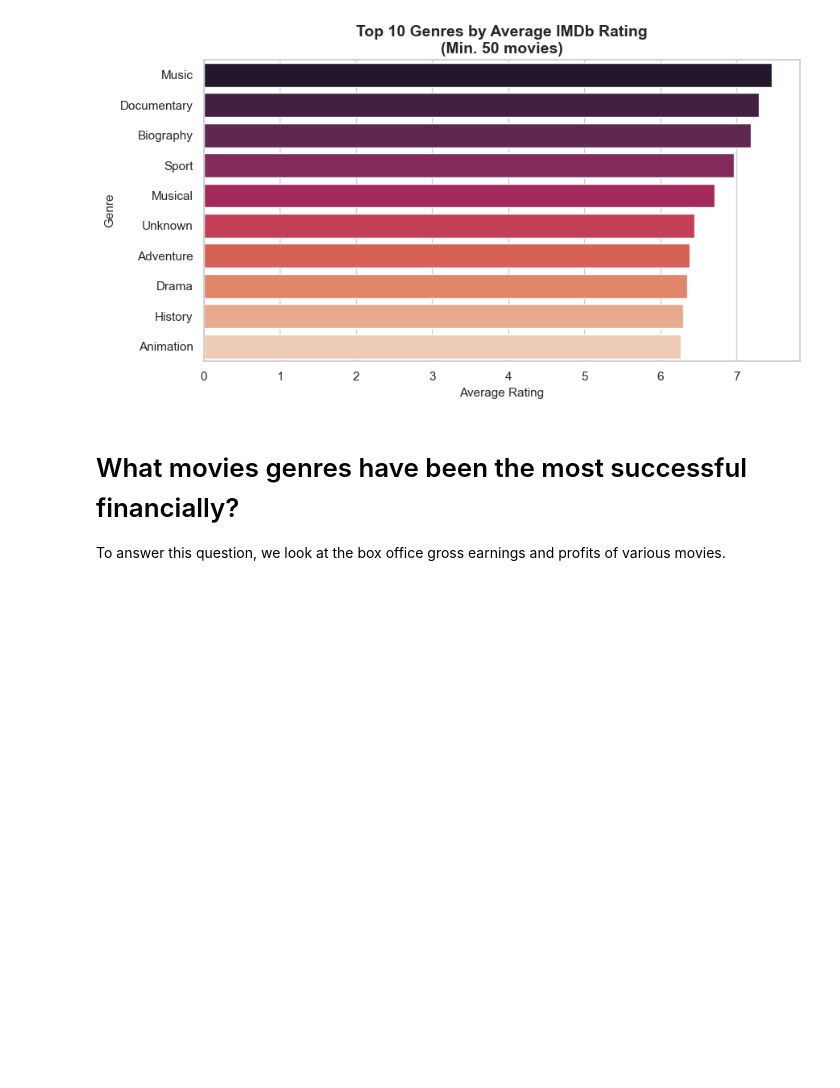
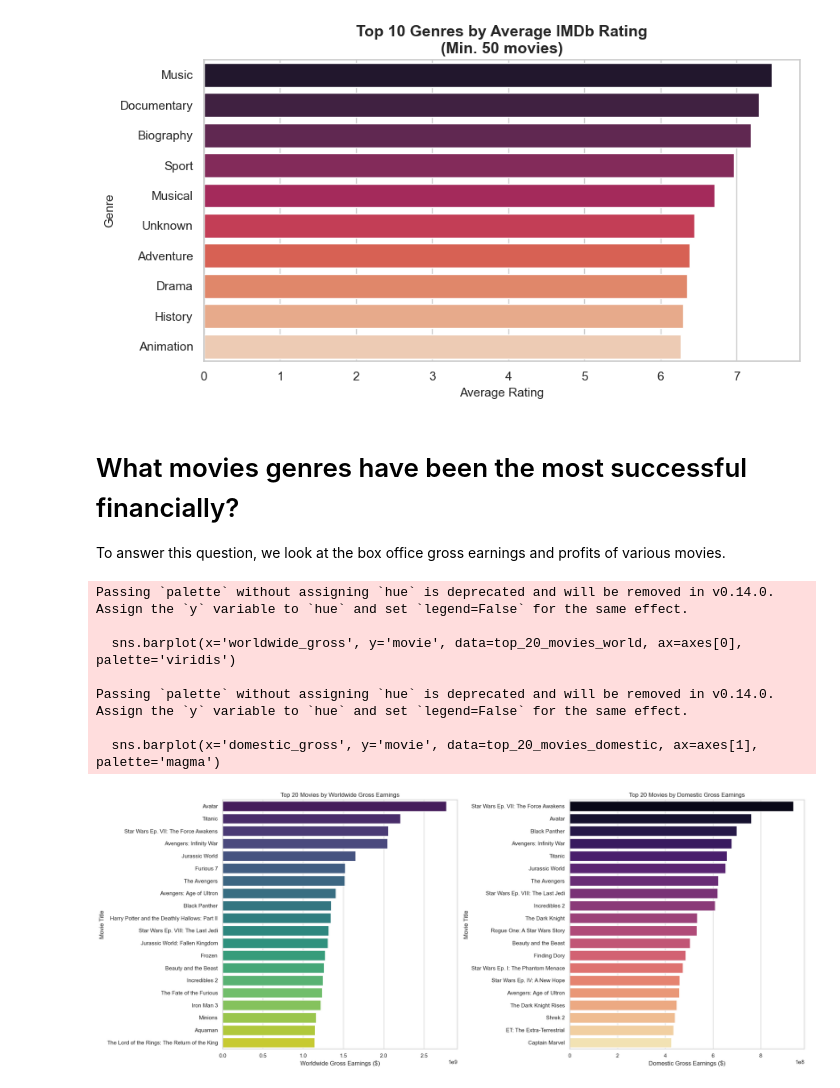
Before and after one commit to lorenaterah/Phase-2-project-G3, a Jupyter notebook: Notebooks/salma.ipynb, the cells around one changed output. Drawn from its saved outputs; the diff is of its cells as text; code cells hidden in the pictures; blank space fills up the shorter version.

```diff
--- a/Notebooks/salma.ipynb
+++ b/Notebooks/salma.ipynb
@@ -646,3 +662,35 @@ To answer this question, we look at the box office gross earnings and profits of
 # check the top perfoming movies
 top_20_movies_world=budgets.nlargest (n=20, columns='worldwide_gross')
 top_20_movies_domestic = budgets.nlargest(n=20, columns ='domestic_gross')
+# %%
+# Create subplots
+fig, axes = plt.subplots(1, 2, figsize=(20, 8))
+
+# Plot for worldwide gross earnings
+sns.barplot(x='worldwide_gross', y='movie', data=top_20_movies_world, ax=axes[0], palette='viridis')
+axes[0].set_xlabel('Worldwide Gross Earnings ($)')
+axes[0].set_ylabel('Movie Title')
+axes[0].set_title('Top 20 Movies by Worldwide Gross Earnings')
+
+# Plot for domestic gross earnings
+sns.barplot(x='domestic_gross', y='movie', data=top_20_movies_domestic, ax=axes[1], palette='magma')
+axes[1].set_xlabel('Domestic Gross Earnings ($)')
+axes[1].set_ylabel('Movie Title')
+axes[1].set_title('Top 20 Movies by Domestic Gross Earnings')
+
+# Adjust layout
+plt.tight_layout()
+
+# plt.savefig('top_20_movies_by_gross.png', dpi=300, bbox_inches='tight')
+
+# Show the plots
+plt.show()
+# %% [output]
+Passing `palette` without assigning `hue` is deprecated and will be removed in v0.14.0. Assign the `y` variable to `hue` and set `legend=False` for the same effect.
+
+  sns.barplot(x='worldwide_gross', y='movie', data=top_20_movies_world, ax=axes[0], palette='viridis')
+
+Passing `palette` without assigning `hue` is deprecated and will be removed in v0.14.0. Assign the `y` variable to `hue` and set `legend=False` for the same effect.
+
+  sns.barplot(x='domestic_gross', y='movie', data=top_20_movies_domestic, ax=axes[1], palette='magma')
+[figure, added]
```
Also changed, not shown: parts of 33 cells of this notebook.
